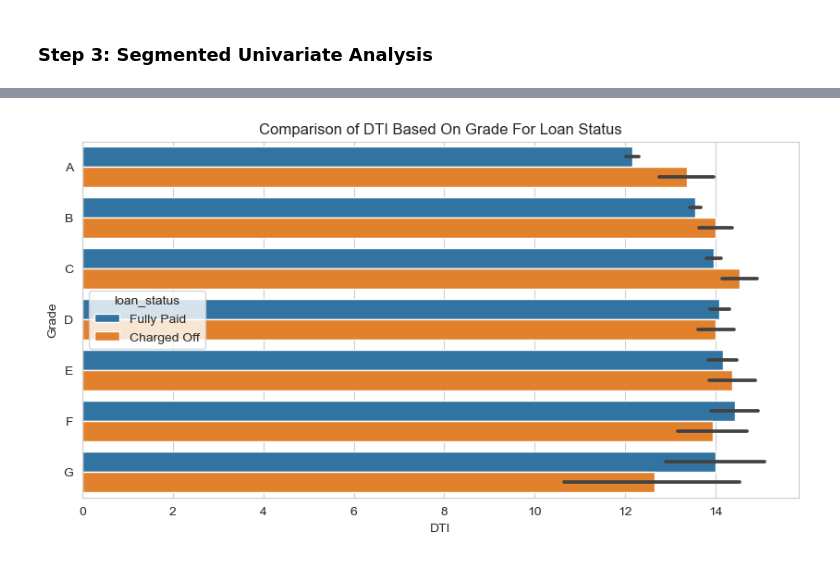
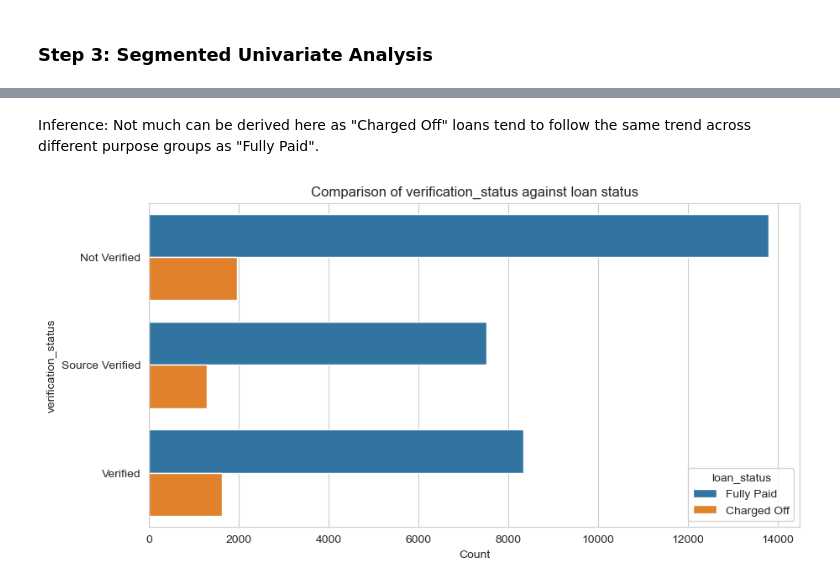
Before and after one commit to mundrapiyush/data-analysis, a Jupyter notebook: case-study/customer-analysis-1.ipynb, the cells around one changed output, grey strips where cells are left out. Cells and saved outputs as stored; diff of their text form; code cells hidden in the pictures.

```diff
--- a/case-study/customer-analysis-1.ipynb
+++ b/case-study/customer-analysis-1.ipynb
@@ -440,0 +453,2 @@ Inference: Around **6%** of the borrowers have declared more than 1 bankruptcies
+# %%
+loan_raw['loan_status_enum'] = loan_raw['loan_status'].apply(lambda x: 1 if x == 'Charged Off' else 0)
@@ -443,9 +520,10 @@ Inference: Around **6%** of the borrowers have declared more than 1 bankruptcies
+# %% [markdown]
+Inference: Not much can be derived here as "Charged Off" loans tend to follow the same trend across different purpose groups as "Fully Paid".
 # %%
 plt.figure(figsize=(10,5))
-sns.barplot(data=loan_raw,x='dti',y='grade',hue='loan_status')
-plt.xlabel('DTI')
-plt.ylabel('Grade')
-plt.title('Comparison of DTI Based On Grade For Loan Status',fontsize=12)
+sns.countplot(data = loan_raw, y = 'verification_status', hue = 'loan_status')
+plt.xlabel('Count')
+plt.title('Comparison of verification_status against loan status',fontsize=12)
 plt.show()
 # %% [output]
-[figure, old version]
+[figure, new version]
```
Also changed, not shown: parts of 17 cells of this notebook, 2 other files.
